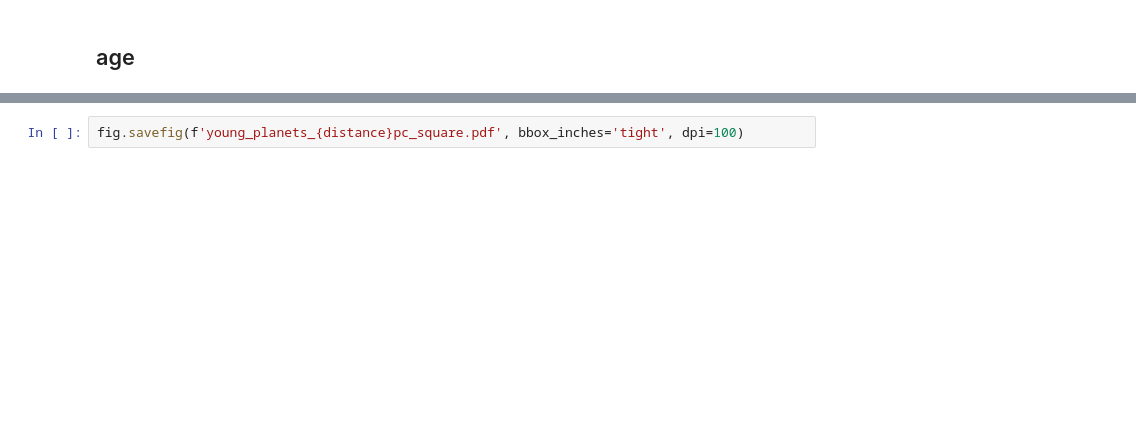
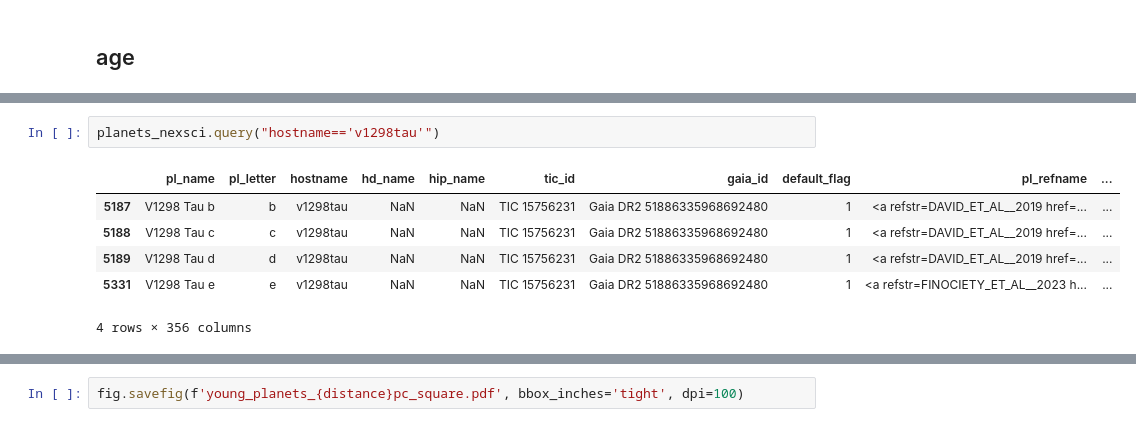
Before and after one commit to jpdeleon/wakai, a Jupyter notebook: notebooks/fig_context.ipynb, the cells around one changed output, grey strips where cells are left out. Cells and saved outputs as stored; diff of their text form; blank space fills up the shorter version.

```diff
--- a/notebooks/fig_context.ipynb
+++ b/notebooks/fig_context.ipynb
@@ -60,3 +88,12 @@ pl.style.available[:5]
+# %%
+planets_nexsci.query("hostname=='v1298tau'")
+# %% [output]
+|  | pl_name | pl_letter | hostname | hd_name | hip_name | tic_id | gaia_id | default_flag | pl_refname | ... |
+| 5187 | V1298 Tau b | b | v1298tau | NaN | NaN | TIC 15756231 | Gaia DR2 51886335968692480 | 1 | <a refstr=DAVID_ET_AL__2019 href=... | ... |
+| 5188 | V1298 Tau c | c | v1298tau | NaN | NaN | TIC 15756231 | Gaia DR2 51886335968692480 | 1 | <a refstr=DAVID_ET_AL__2019 href=... | ... |
+| 5189 | V1298 Tau d | d | v1298tau | NaN | NaN | TIC 15756231 | Gaia DR2 51886335968692480 | 1 | <a refstr=DAVID_ET_AL__2019 href=... | ... |
+| 5331 | V1298 Tau e | e | v1298tau | NaN | NaN | TIC 15756231 | Gaia DR2 51886335968692480 | 1 | <a refstr=FINOCIETY_ET_AL__2023 h... | ... |
+4 rows × 356 columns
 # %%
 import seaborn as sb
 import numpy as np
```
Also changed, not shown: parts of 16 cells of this notebook, 33 other files.
